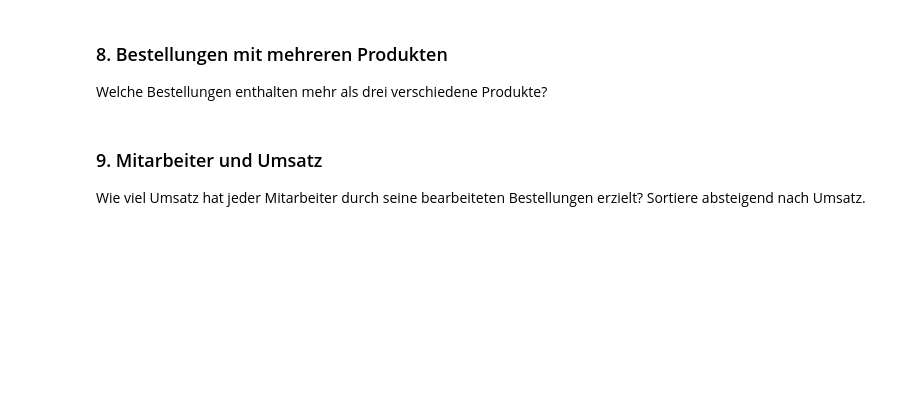
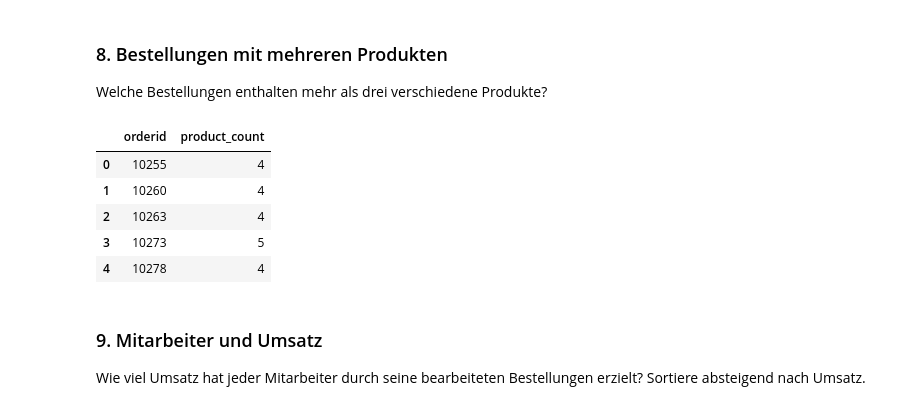
Before and after one commit to simonschmid30/python_postgresql_pgadmin, a Jupyter notebook: postgres_northwind_data.ipynb, the cells around one changed output. Cells and saved outputs as stored; diff of their text form; code cells hidden in the pictures; blank space fills up the shorter version.

```diff
--- a/postgres_northwind_data.ipynb
+++ b/postgres_northwind_data.ipynb
@@ -467,19 +512,30 @@ Welche Bestellungen enthalten mehr als drei verschiedene Produkte?
 # %%
 # Create SQLAlchemy Engine
 engine = create_engine(db_connection_url)
 
 # Write data to table
 df_sub = pd.read_sql_query('''SELECT
-                            *
-                              FROM
+                                od.orderid,
+                                COUNT(DISTINCT p.productid) AS product_count
+                              FROM orderdetails od
+                              JOIN products p ON p.productid = od.productid
+                              GROUP BY od.orderid
+                              HAVING COUNT(DISTINCT p.productid) > 3
                               ;''',
                           con=engine)
 
 # Dispose the engine
 engine.dispose()
 
 # Show the data
 df_sub.head()
+# %% [output]
+|  | orderid | product_count |
+| 0 | 10255 | 4 |
+| 1 | 10260 | 4 |
+| 2 | 10263 | 4 |
+| 3 | 10273 | 5 |
+| 4 | 10278 | 4 |
 # %% [markdown]
 ### 9. Mitarbeiter und Umsatz
 
```
Also changed, not shown: parts of 6 cells of this notebook.
